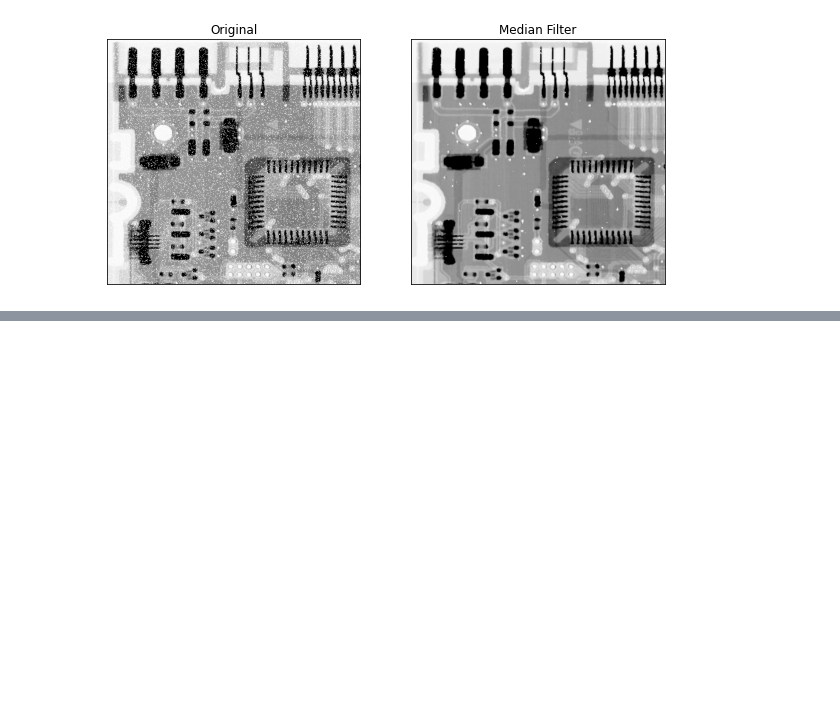
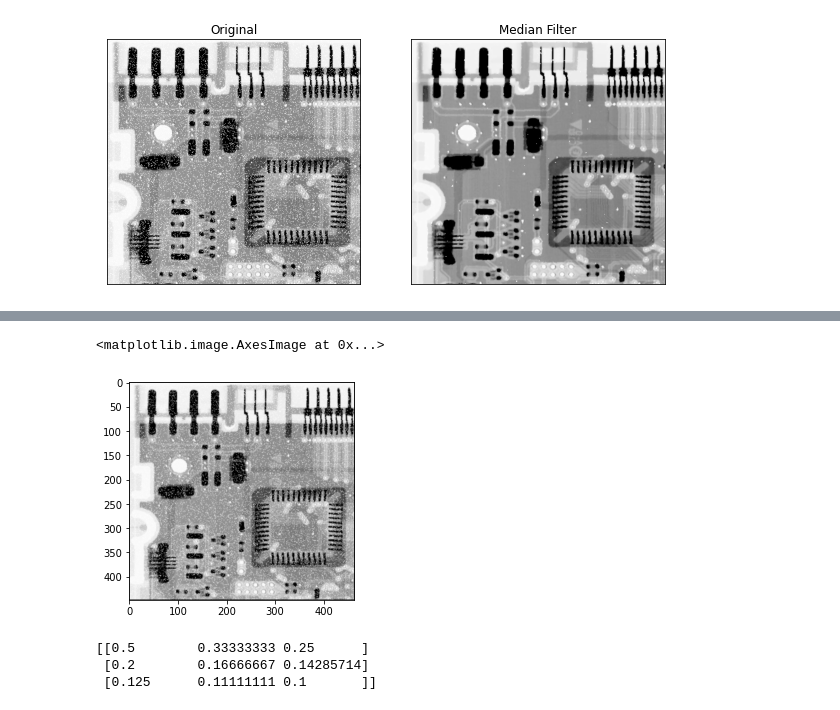
Before and after one commit to Devasy23/College, a Jupyter notebook: SEM7/DIPA/p7_DIPA.ipynb, the cells around one changed output, grey strips where cells are left out. Drawn from its saved outputs; the diff is of its cells as text; code cells hidden in the pictures; blank space fills up the shorter version.

```diff
--- a/SEM7/DIPA/p7_DIPA.ipynb
+++ b/SEM7/DIPA/p7_DIPA.ipynb
@@ -30,0 +80,20 @@ plt.show()
+# %%
+def mean_filter(img, kernel_size):
+    kai2 = kernel_size//2
+    img_mean = np.zeros(img.shape)
+    for i in range(1,img.shape[0]-1):
+        for j in range(1,img.shape[1]-1):
+            img_mean[i][j] = np.mean(img[i-kai2:i+kai2,j-kai2:j+kai2])
+    return img_mean
+img_mean = mean_filter(img,3)
+plt.imshow(img_mean,cmap='gray')
+# %% [output]
+<matplotlib.image.AxesImage at 0x...>
+[figure, added]
+# %%
+array = np.array([[1,2,3],[4,5,6],[7,8,9]])
+print(1/(array+1))
+# %% [output]
+[[0.5        0.33333333 0.25      ]
+ [0.2        0.16666667 0.14285714]
+ [0.125      0.11111111 0.1       ]]
```
Also changed, not shown: parts of 10 cells of this notebook, 1 other file.
